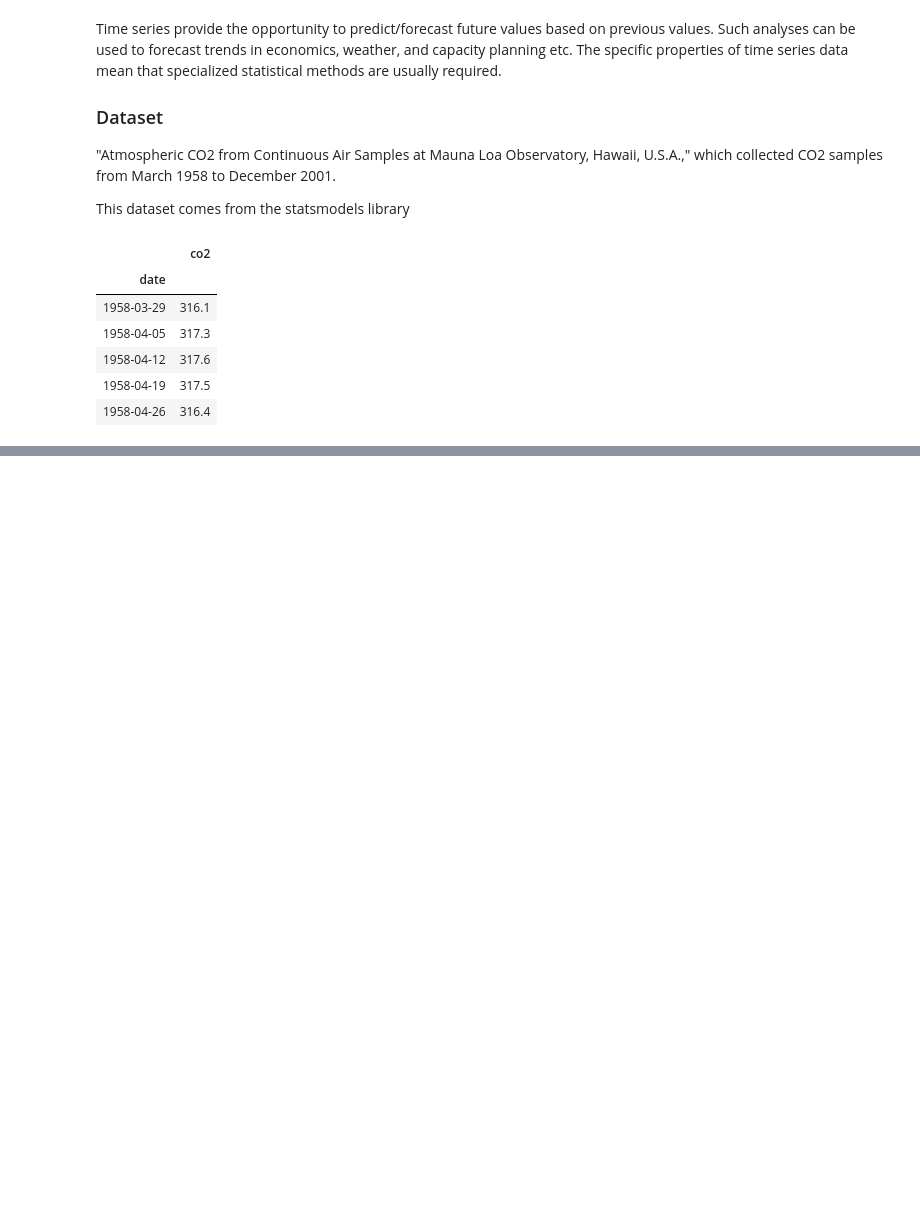
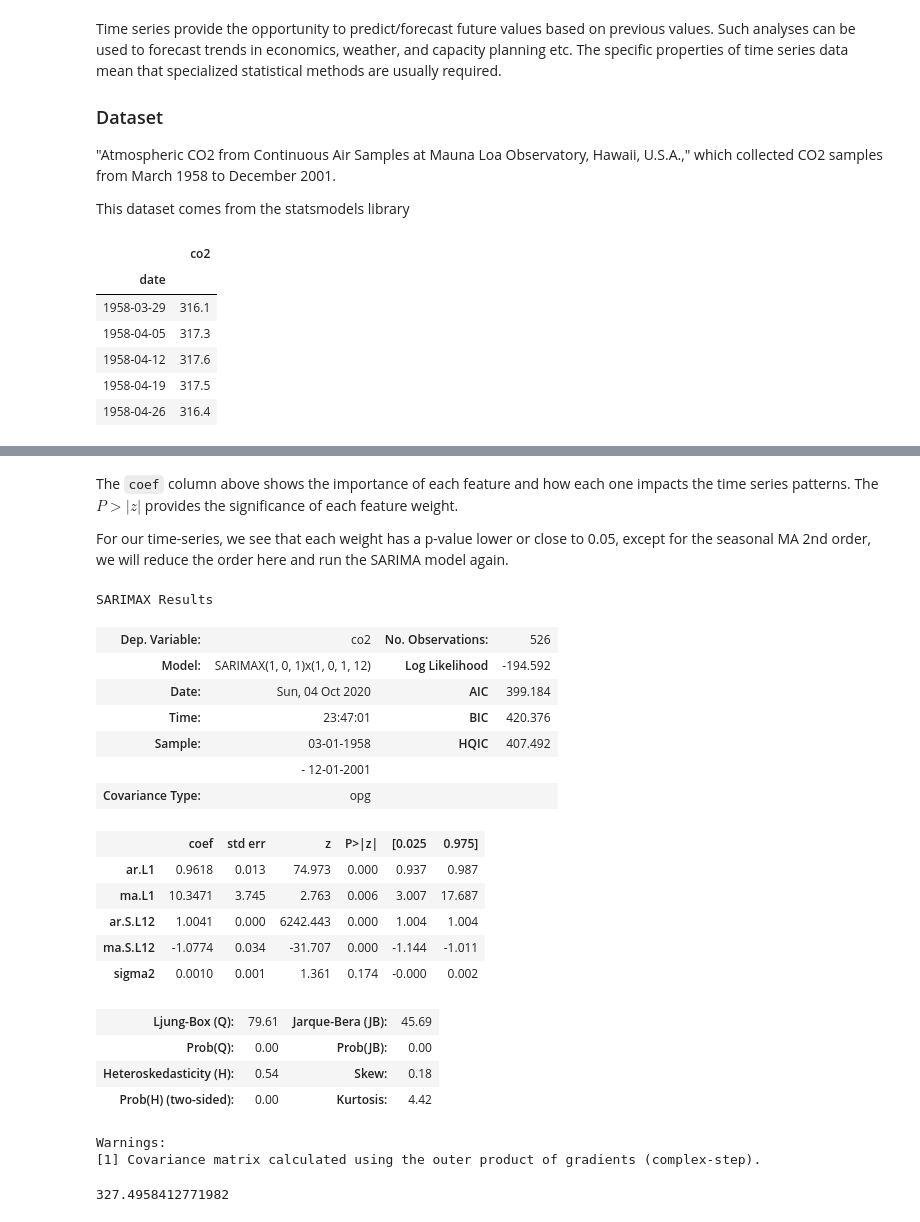
Before and after one commit to luluvalakdawala/Co2_forecasting, a Jupyter notebook: arima_models.ipynb, the cells around one changed output, grey strips where cells are left out. Drawn from its saved outputs; the diff is of its cells as text; code cells hidden in the pictures; blank space fills up the shorter version.

```diff
--- a/arima_models.ipynb
+++ b/arima_models.ipynb
@@ -42,0 +212,33 @@ TypeError: asfreq() missing 1 required positional argument: 'freq'
+# %% [markdown]
+The `coef` column above shows the importance of each feature and how each one impacts the time series patterns. The $P>|z|$ provides the significance of each feature weight.
+
+For our time-series, we see that each weight has a p-value lower or close to 0.05, except for the seasonal MA 2nd order, we will reduce the order here and run the SARIMA model again.
+# %%
+sarima_model2 = sm.tsa.statespace.SARIMAX(co2, order=(1,0,1), seasonal_order=(1, 0, 1, 12), enforce_stationarity=False, enforce_invertibility=False)
+result2 = sarima_model2.fit()
+result2.summary()
+# %% [output]
+SARIMAX Results
+| Dep. Variable: | co2 | No. Observations: | 526 |
+| Model: | SARIMAX(1, 0, 1)x(1, 0, 1, 12) | Log Likelihood | -194.592 |
+| Date: | Sun, 04 Oct 2020 | AIC | 399.184 |
+| Time: | 23:47:01 | BIC | 420.376 |
+| Sample: | 03-01-1958 | HQIC | 407.492 |
+|  | - 12-01-2001 |  |  |
+| Covariance Type: | opg |  |  |
+|  | coef | std err | z | P>|z| | [0.025 | 0.975] |
+| ar.L1 | 0.9618 | 0.013 | 74.973 | 0.000 | 0.937 | 0.987 |
+| ma.L1 | 10.3471 | 3.745 | 2.763 | 0.006 | 3.007 | 17.687 |
+| ar.S.L12 | 1.0041 | 0.000 | 6242.443 | 0.000 | 1.004 | 1.004 |
+| ma.S.L12 | -1.0774 | 0.034 | -31.707 | 0.000 | -1.144 | -1.011 |
+| sigma2 | 0.0010 | 0.001 | 1.361 | 0.174 | -0.000 | 0.002 |
+| Ljung-Box (Q): | 79.61 | Jarque-Bera (JB): | 45.69 |
+| Prob(Q): | 0.00 | Prob(JB): | 0.00 |
+| Heteroskedasticity (H): | 0.54 | Skew: | 0.18 |
+| Prob(H) (two-sided): | 0.00 | Kurtosis: | 4.42 |
+Warnings:
+[1] Covariance matrix calculated using the outer product of gradients (complex-step).
+# %%
+result2.aic
+# %% [output]
+327.4958412771982
```
Also changed, not shown: parts of 17 cells of this notebook.
